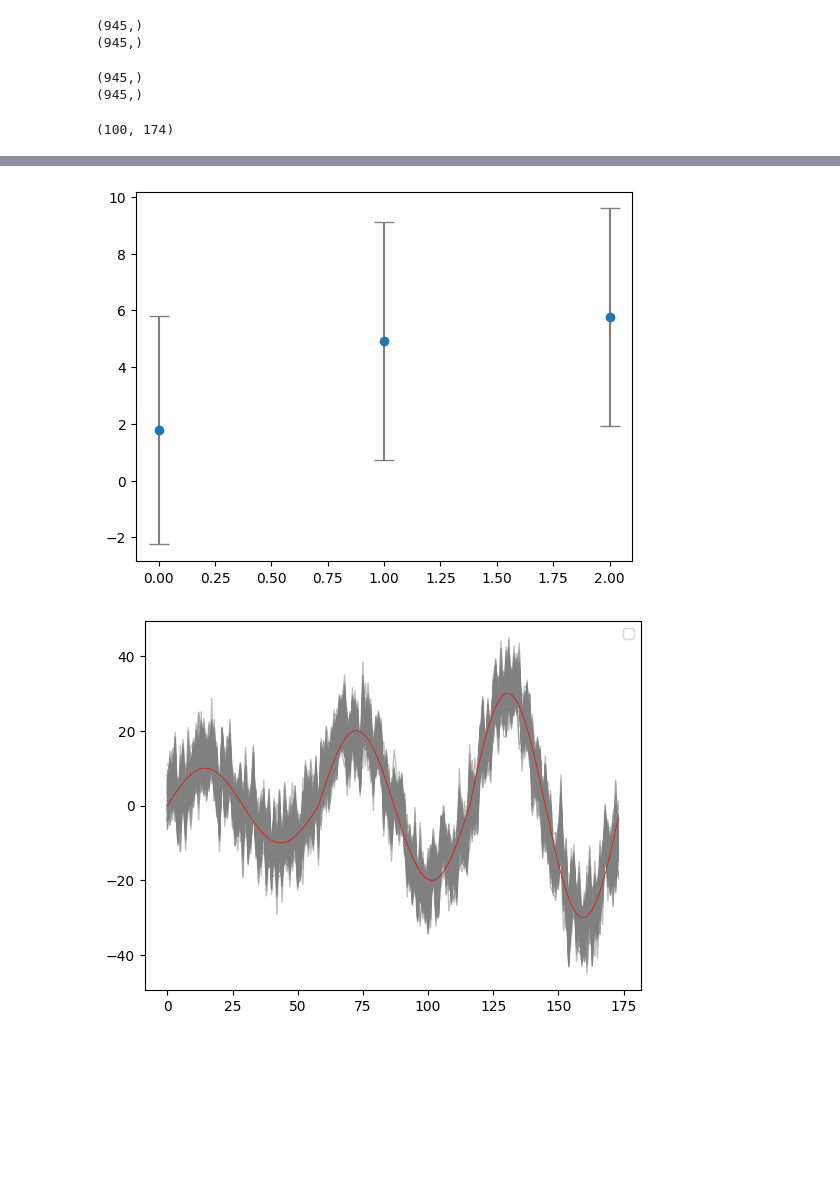
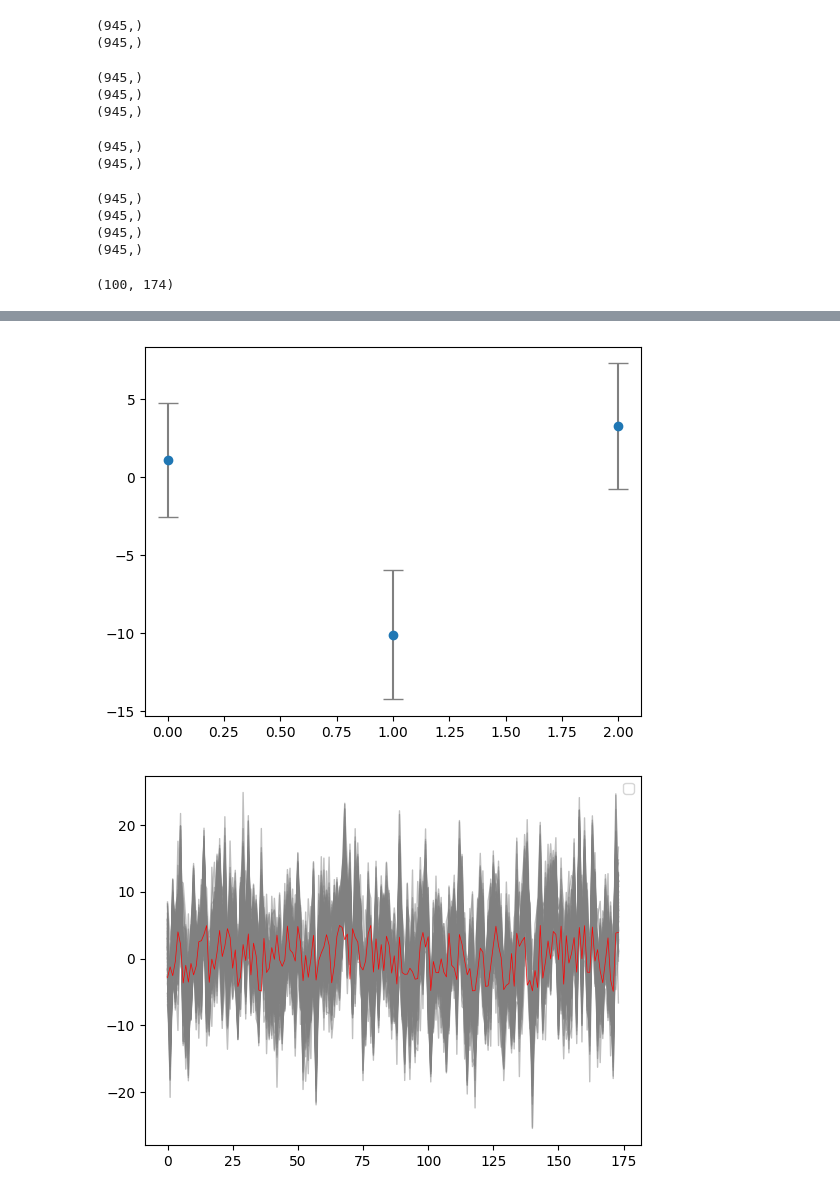
Before and after one commit to Rachel-0420/Toy-Model-for-Field-Level, a Jupyter notebook: SPT-3G_simulation.ipynb, the cells around one changed output, grey strips where cells are left out. Saved outputs shown, nothing was run; the diff lists cells and outputs as text; code cells hidden in the pictures; blank space fills up the shorter version.

Commit message:
changed input signals' range & construction

```diff
--- a/SPT-3G_simulation.ipynb
+++ b/SPT-3G_simulation.ipynb
@@ -122,8 +124,9 @@ plt.plot(P_encoded)
 [<matplotlib.lines.Line2D at 0x...>]
 [figure]
 # %%
-input = signal[P_encoded]
-print(np.shape(input))
+input_1 = signal_1[P_encoded]
+input_2 = signal_2[P_encoded]
+print(np.shape(input_1))
 # %% [output]
 (945,)
 # %%
@@ -166,27 +190,50 @@ plt.show()
 Field-Level Estimation
 # %%
 # PM_converted = jnp.array(PM.toarray())
-def model_func():
-        s = numpyro.sample("s", dist.Uniform(low=jnp.full(174,-800), high=jnp.full(174,300)))
+
+def model_func_1():
+        s = numpyro.sample("s", dist.Uniform(low=jnp.full(174,-50), high=jnp.full(174,50)))
         # d = PM_converted @ s
         d = s[P_encoded]
         print(d.shape)
-        d_noised = numpyro.sample("d_noised", dist.Normal(d,10.), obs=Data)
+        d_noised = numpyro.sample("d_noised", dist.Normal(d,10.), obs=Data_1)
         return d_noised
 
 rng_key = random.PRNGKey(0)
-nuts_kernel = NUTS(model_func)
-mcmc = MCMC(nuts_kernel, num_warmup=100, num_samples=100)
-mcmc.run(rng_key)
+nuts_kernel_1 = NUTS(model_func_1)
+mcmc_1 = MCMC(nuts_kernel_1, num_warmup=100, num_samples=100)
+mcmc_1.run(rng_key)
 # %% [output]
 (945,)
 (945,)
 (945,)
 (945,)
 (945,)
+# %%
+def model_func_2():
+        s = numpyro.sample("s", dist.Uniform(low=jnp.full(174,-80), high=jnp.full(174,80)))
+        # d = PM_converted @ s
+        d = s[P_encoded]
+        print(d.shape)
+        d_noised = numpyro.sample("d_noised", dist.Normal(d,10.), obs=Data_2)
+        return d_noised
+
+rng_key = random.PRNGKey(0)
+nuts_kernel_2 = NUTS(model_func_1)
+mcmc_2 = MCMC(nuts_kernel_2, num_warmup=100, num_samples=100)
+mcmc_2.run(rng_key)
+# %% [output]
+(945,)
+(945,)
+(945,)
+(945,)
+(945,)
 # %%
-trace = az.from_numpyro(mcmc)
+trace_1 = az.from_numpyro(mcmc_1)
+trace_2 = az.from_numpyro(mcmc_2)
 # %% [output]
 (945,)
 (945,)
+(945,)
+(945,)
 # %%
@@ -195,29 +242,29 @@ trace.posterior['s'].squeeze().shape
 # %% [output]
 (100, 174)
 # %%
-s_samples = trace.posterior['s'].squeeze().values  # shape: (100, 25)
-s_mean = np.mean(s_samples, axis=0)                  # shape: (25,)
-s_std = np.std(s_samples, axis=0)                    # shape: (25,)
+s_samples_1 = trace_1.posterior['s'].squeeze().values  # shape: (100, 25)
+s_mean_1 = np.mean(s_samples_1, axis=0)                  # shape: (25,)
+s_std_1 = np.std(s_samples_1, axis=0)                    # shape: (25,)
 
-x = np.arange(len(s_mean))
+x = np.arange(len(s_mean_1))
 
-plt.errorbar(x, s_mean, yerr=s_std, fmt='o', ecolor='gray', capsize=7,
+plt.errorbar(x, s_mean_1, yerr=s_std_1, fmt='o', ecolor='gray', capsize=7,
              label='Mean ± 1 std dev')
-plt.plot(signal, color='red', lw=1, label='True signal')
+plt.plot(signal_1, color='red', lw=1, label='True signal')
 plt.legend()
 plt.xlabel('Index')
 plt.ylabel('Sample value')
 plt.title('Posterior Mean with Error Bars')
 plt.show()
 
-plt.errorbar(x[0:3], s_mean[0:3], yerr=s_std[0:3], fmt='o', ecolor='gray', capsize=7,
+plt.errorbar(x[0:3], s_mean_1[0:3], yerr=s_std_1[0:3], fmt='o', ecolor='gray', capsize=7,
              label='Mean ± 1 std dev')
 plt.show()
 
 for i in range(100):
-    plt.plot(trace.posterior['s'].squeeze()[i,:], color='gray', alpha=0.5, lw=1.0)
+    plt.plot(trace_1.posterior['s'].squeeze()[i,:], color='gray', alpha=0.5, lw=1.0)
     # plt.plot(trace.posterior['s'].squeeze()[i,:]-signal, color='blue', alpha=0.5, lw=1.0)
-plt.plot(signal, color='red', lw=0.5)
+plt.plot(signal_1, color='red', lw=0.5)
 plt.legend()
 plt.show()
 # %% [output]
@@ -225,2 +272,2 @@ plt.show()
-[figure, old version]
+[figure, new version]
-[figure, old version]
+[figure, new version]
```
Also changed, not shown: parts of 10 cells of this notebook.
